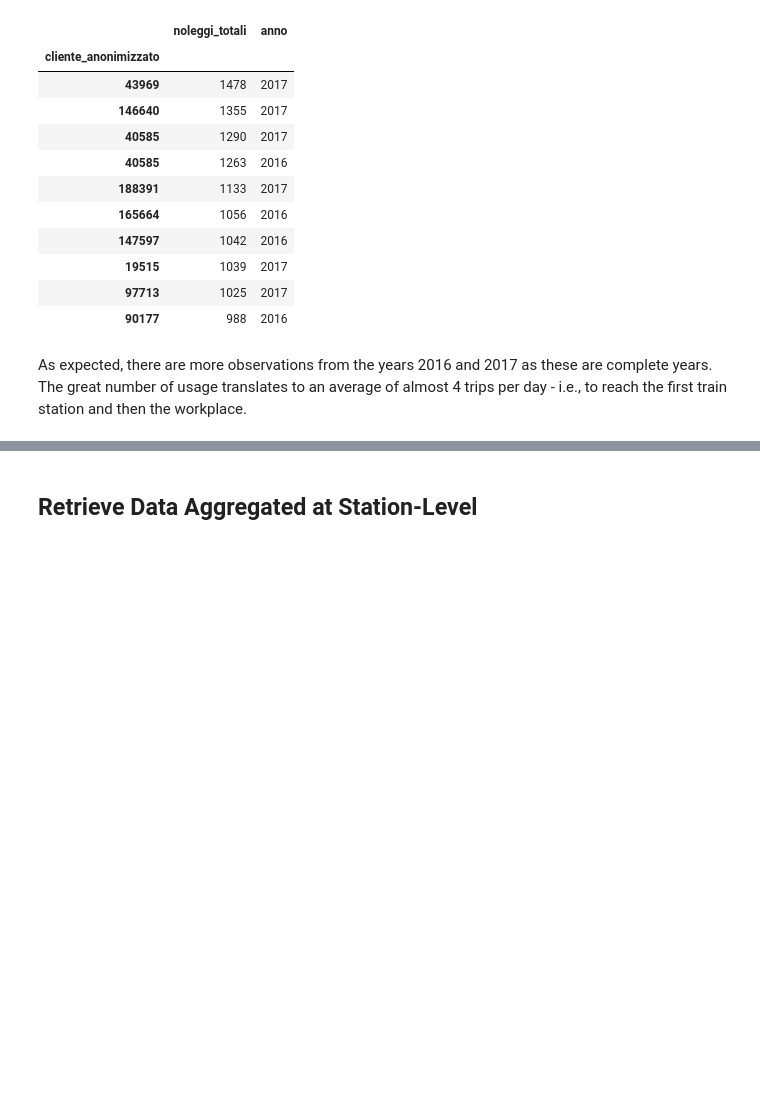
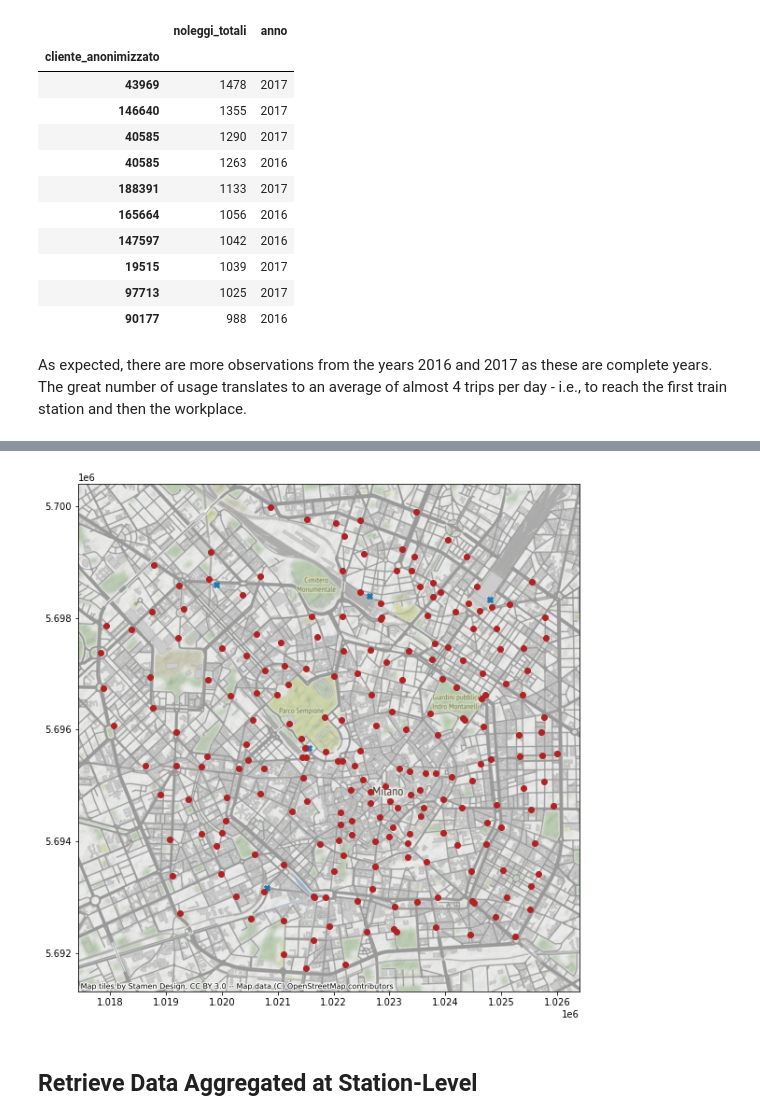
Before and after one commit to toscasterre/thesis-forecasting, a Jupyter notebook: notebooks/03-data_ingestion_and_spatial_operations.ipynb, the cells around one changed output, grey strips where cells are left out. Cells and saved outputs as stored; diff of their text form; code cells hidden in the pictures; blank space fills up the shorter version.

```diff
--- a/notebooks/03-data_ingestion_and_spatial_operations.ipynb
+++ b/notebooks/03-data_ingestion_and_spatial_operations.ipynb
@@ -183,3 +298,20 @@ As expected, there are more observations from the years 2016 and 2017 as these a
+# %%
+metro_stations = geopandas.read_file("../data/milan/milan-transports-metro_stops.geojson")
+train_stations = geopandas.read_file("../data/milan/milan-transports-train_stations.zip")
+area_circonvallazione = geopandas.read_file("../data/milan-circonvallazione.geojson")
+
+# train_stations.to_csv("../data/milan/milan-transports-train_stations.csv", index=False)
+
+train_stations_circ = train_stations.to_crs(4326).sjoin(area_circonvallazione)
+bikemi_stalls_circ = bikemi_stalls.sjoin(area_circonvallazione)
+# %%
+fig, ax = plt.subplots(1, 1, figsize=(10, 10))
+
+train_stations_circ.to_crs(3857).plot(ax=ax, marker="X")
+bikemi_stalls_circ.to_crs(3857).plot(ax=ax, c='firebrick')
+cx.add_basemap(ax)
+# %% [output]
+[figure, added]
 # %% [markdown]
 ## Retrieve Data Aggregated at Station-Level
 # %%
```
Also changed, not shown: parts of 15 cells of this notebook, 4 other files.
